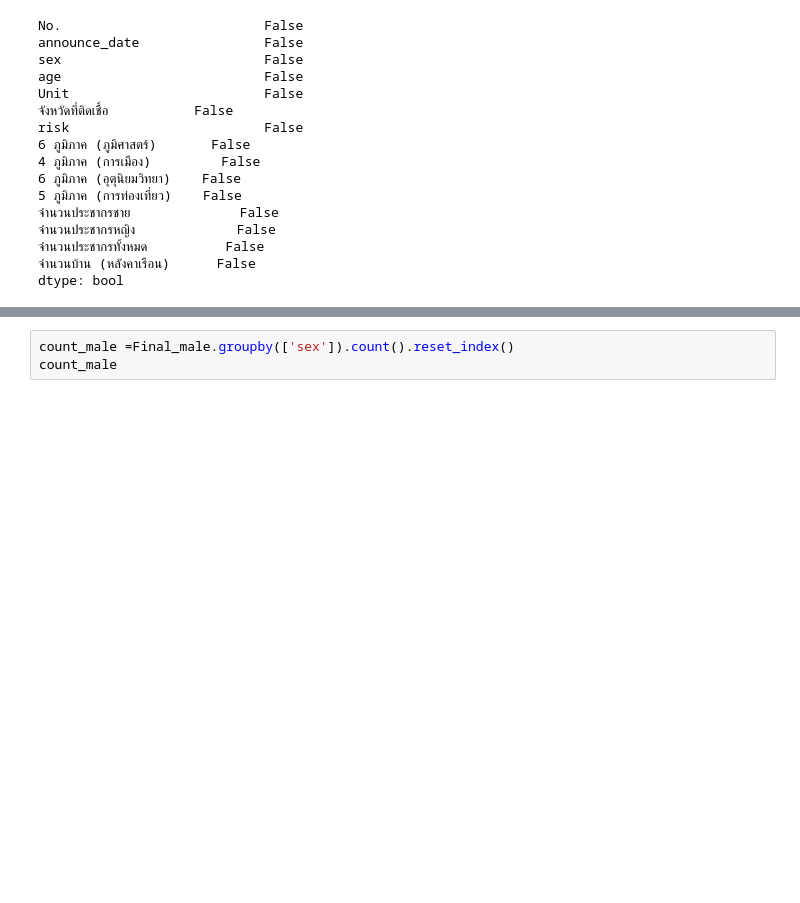
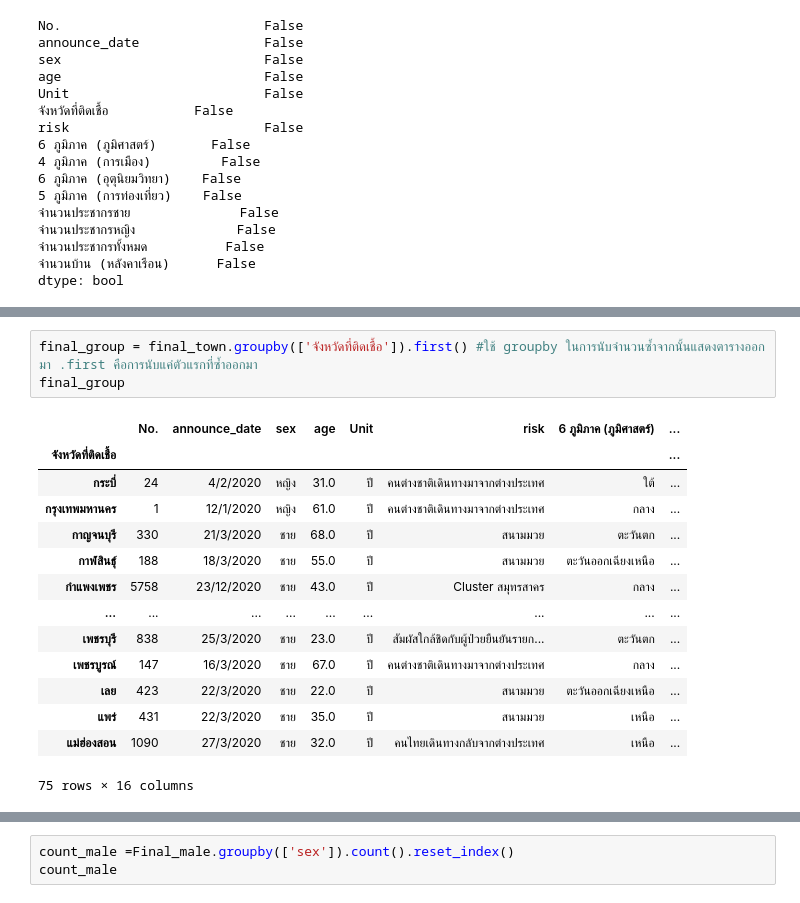
Before and after one commit to chayakonchanlun/data_viz_2022, a Jupyter notebook: Project_Final.ipynb, the cells around one changed output, grey strips where cells are left out. Drawn from its saved outputs; the diff is of its cells as text; blank space fills up the shorter version.

```diff
--- a/Project_Final.ipynb
+++ b/Project_Final.ipynb
@@ -433,0 +493,18 @@ data_Town
+# %%
+final_group = final_town.groupby(['จังหวัดที่ติดเชื้อ']).first() #ใช้ groupby ในการนับจำนวนซํ้าจากนั้นแสดงตารางออกมา .first คือการนับแค่ตัวแรกที่ซํ้าออกมา
+final_group
+# %% [output]
+|  | No. | announce_date | sex | age | Unit | risk | 6 ภูมิภาค (ภูมิศาสตร์) | ... |
+| จังหวัดที่ติดเชื้อ |  |  |  |  |  |  |  | ... |
+| กระบี่ | 24 | 4/2/2020 | หญิง | 31.0 | ปี | คนต่างชาติเดินทางมาจากต่างประเทศ | ใต้ | ... |
+| กรุงเทพมหานคร | 1 | 12/1/2020 | หญิง | 61.0 | ปี | คนต่างชาติเดินทางมาจากต่างประเทศ | กลาง | ... |
+| กาญจนบุรี | 330 | 21/3/2020 | ชาย | 68.0 | ปี | สนามมวย | ตะวันตก | ... |
+| กาฬสินธุ์ | 188 | 18/3/2020 | ชาย | 55.0 | ปี | สนามมวย | ตะวันออกเฉียงเหนือ | ... |
+| กำแพงเพชร | 5758 | 23/12/2020 | ชาย | 43.0 | ปี | Cluster สมุทรสาคร | กลาง | ... |
+| ... | ... | ... | ... | ... | ... | ... | ... | ... |
+| เพชรบุรี | 838 | 25/3/2020 | ชาย | 23.0 | ปี | สัมผัสใกล้ชิดกับผู้ป่วยยืนยันรายก... | ตะวันตก | ... |
+| เพชรบูรณ์ | 147 | 16/3/2020 | ชาย | 67.0 | ปี | คนต่างชาติเดินทางมาจากต่างประเทศ | กลาง | ... |
+| เลย | 423 | 22/3/2020 | ชาย | 22.0 | ปี | สนามมวย | ตะวันออกเฉียงเหนือ | ... |
+| แพร่ | 431 | 22/3/2020 | ชาย | 35.0 | ปี | สนามมวย | เหนือ | ... |
+| แม่ฮ่องสอน | 1090 | 27/3/2020 | ชาย | 32.0 | ปี | คนไทยเดินทางกลับจากต่างประเทศ | เหนือ | ... |
+75 rows × 16 columns
```
Also changed, not shown: parts of 28 cells of this notebook.
